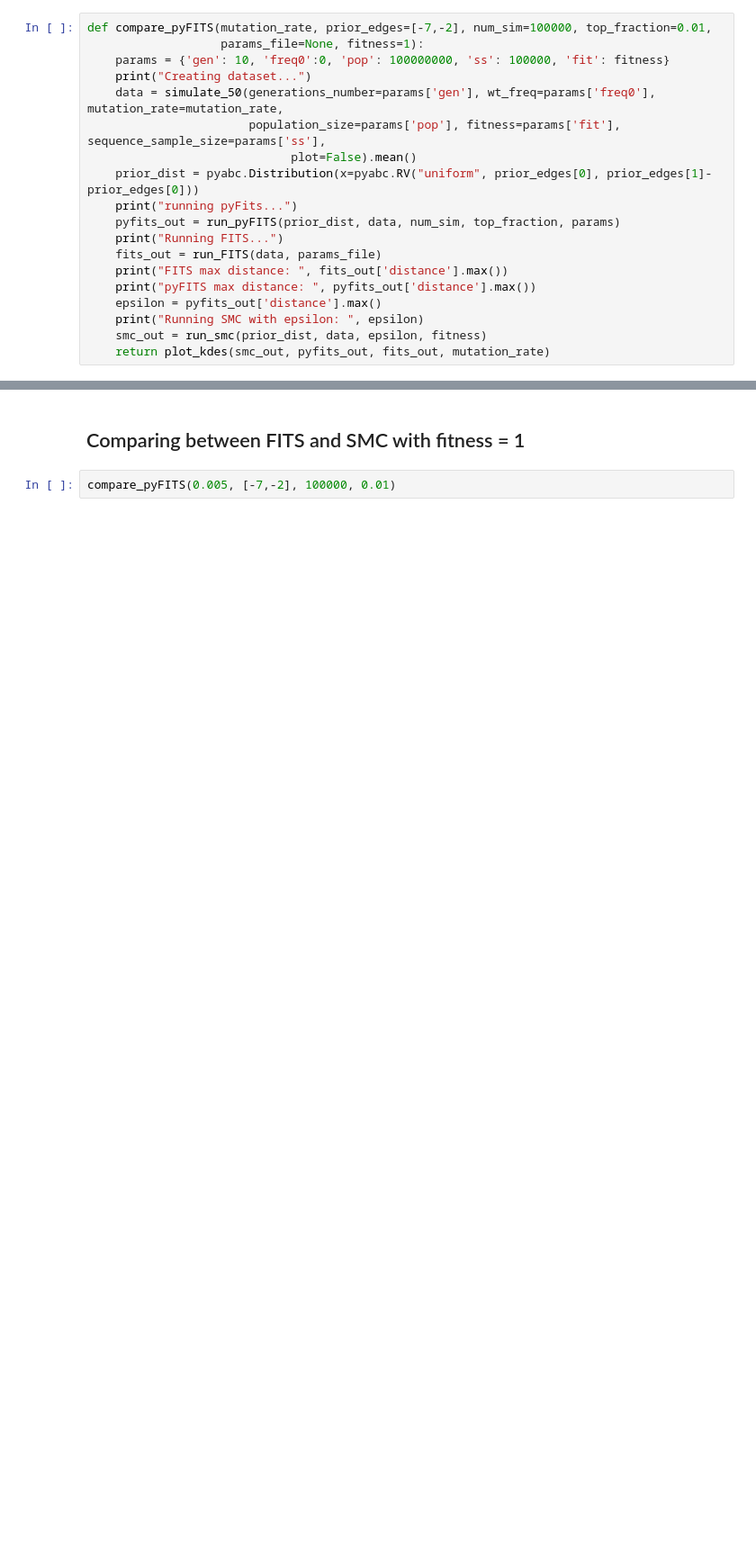
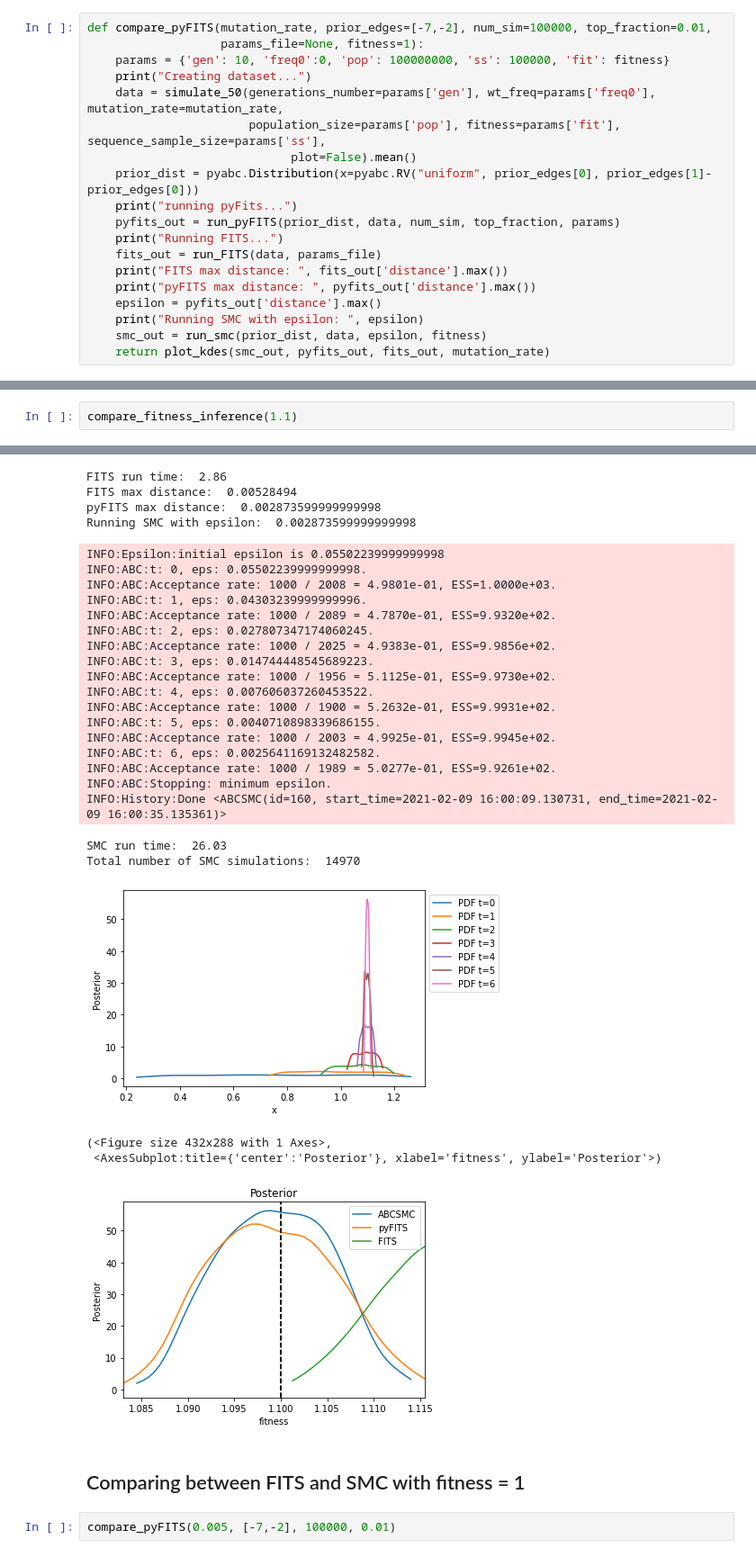
Before and after one commit to theitush/mutation-rate, a Jupyter notebook: data simulations/FITS_comparison.ipynb, the cells around one changed output, grey strips where cells are left out. Shown: that part at 90% size. Drawn from its saved outputs; the diff is of its cells as text; blank space fills up the shorter version.

```diff
--- a/data simulations/FITS_comparison.ipynb
+++ b/data simulations/FITS_comparison.ipynb
@@ -193,0 +339,3 @@ def compare_pyFITS(mutation_rate, prior_edges=[-7,-2], num_sim=100000, top_fract
+# %%
+compare_fitness_inference(1.1)
+# %% [output]
@@ -194,3 +350,30 @@ def compare_pyFITS(mutation_rate, prior_edges=[-7,-2], num_sim=100000, top_fract
+FITS run time:  2.86
+FITS max distance:  0.00528494
+pyFITS max distance:  0.002873599999999998
+Running SMC with epsilon:  0.002873599999999998
+INFO:Epsilon:initial epsilon is 0.05502239999999998
+INFO:ABC:t: 0, eps: 0.05502239999999998.
+INFO:ABC:Acceptance rate: 1000 / 2008 = 4.9801e-01, ESS=1.0000e+03.
+INFO:ABC:t: 1, eps: 0.04303239999999996.
+INFO:ABC:Acceptance rate: 1000 / 2089 = 4.7870e-01, ESS=9.9320e+02.
+INFO:ABC:t: 2, eps: 0.027807347174060245.
+INFO:ABC:Acceptance rate: 1000 / 2025 = 4.9383e-01, ESS=9.9856e+02.
+INFO:ABC:t: 3, eps: 0.014744448545689223.
+INFO:ABC:Acceptance rate: 1000 / 1956 = 5.1125e-01, ESS=9.9730e+02.
+INFO:ABC:t: 4, eps: 0.007606037260453522.
+INFO:ABC:Acceptance rate: 1000 / 1900 = 5.2632e-01, ESS=9.9931e+02.
+INFO:ABC:t: 5, eps: 0.0040710898339686155.
+INFO:ABC:Acceptance rate: 1000 / 2003 = 4.9925e-01, ESS=9.9945e+02.
+INFO:ABC:t: 6, eps: 0.0025641169132482582.
+INFO:ABC:Acceptance rate: 1000 / 1989 = 5.0277e-01, ESS=9.9261e+02.
+INFO:ABC:Stopping: minimum epsilon.
+INFO:History:Done <ABCSMC(id=160, start_time=2021-02-09 16:00:09.130731, end_time=2021-02-09 16:00:35.135361)>
+SMC run time:  26.03
+Total number of SMC simulations:  14970
+[figure, added]
+(<Figure size 432x288 with 1 Axes>,
+ <AxesSubplot:title={'center':'Posterior'}, xlabel='fitness', ylabel='Posterior'>)
+[figure, added]
 # %% [markdown]
 ## Comparing between FITS and SMC with fitness = 1
 # %%
```
Also changed, not shown: parts of 19 cells of this notebook.
